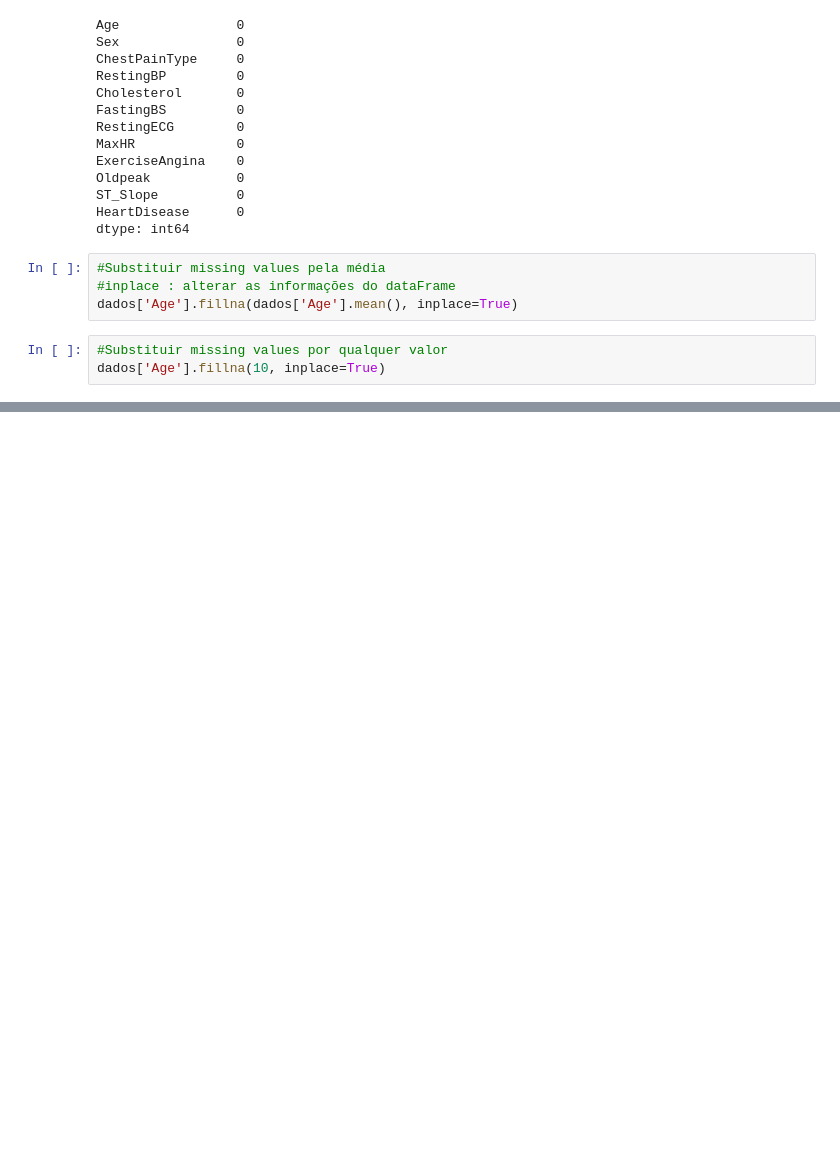
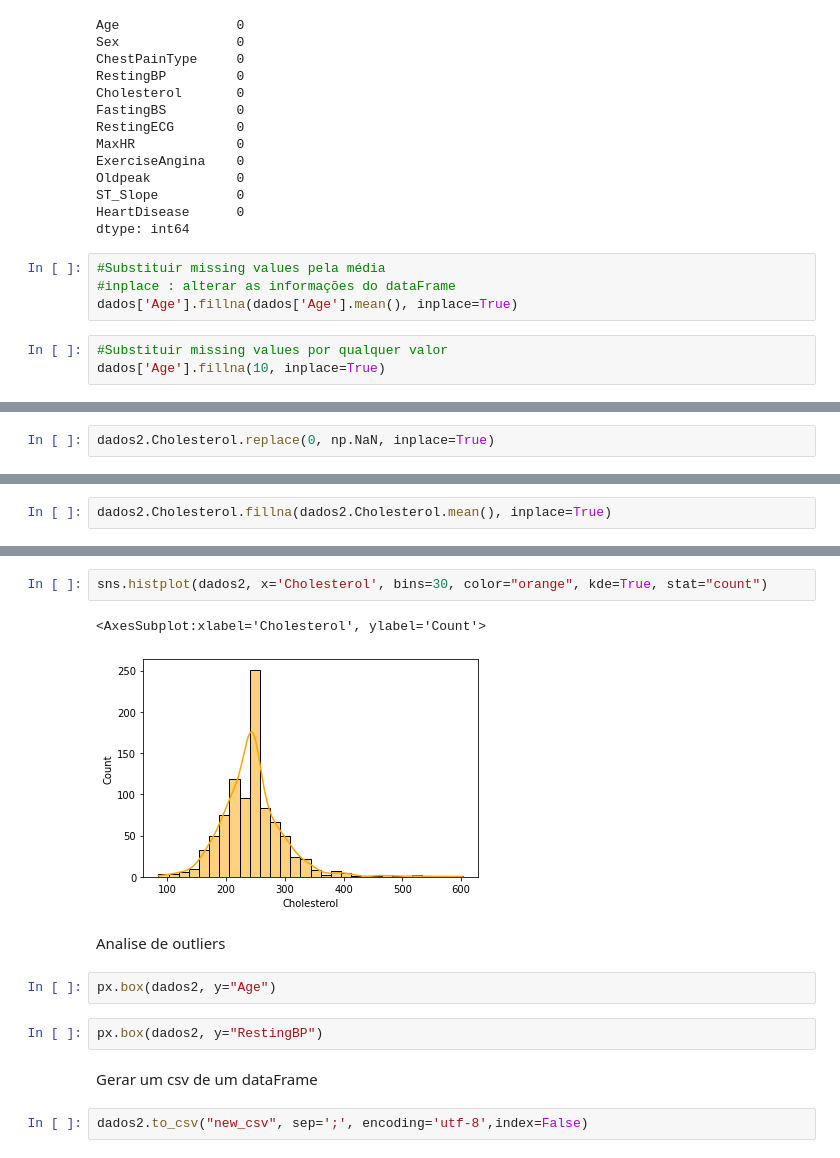
Before and after one commit to NityanandaBarbosa/Machine-Learning-Studies, a Jupyter notebook: supervised_learning_classification/exploring_analyzing_data.ipynb, the cells around one changed output, grey strips where cells are left out. Drawn from its saved outputs; the diff is of its cells as text; blank space fills up the shorter version.

```diff
--- a/supervised_learning_classification/exploring_analyzing_data.ipynb
+++ b/supervised_learning_classification/exploring_analyzing_data.ipynb
@@ -343,0 +416,2 @@ dados['Age'].fillna(10, inplace=True)
+# %%
+dados2.Cholesterol.replace(0, np.NaN, inplace=True)
@@ -343,0 +444,2 @@ dados['Age'].fillna(10, inplace=True)
+# %%
+dados2.Cholesterol.fillna(dados2.Cholesterol.mean(), inplace=True)
@@ -343,0 +478,15 @@ dados['Age'].fillna(10, inplace=True)
+# %%
+sns.histplot(dados2, x='Cholesterol', bins=30, color="orange", kde=True, stat="count")
+# %% [output]
+<AxesSubplot:xlabel='Cholesterol', ylabel='Count'>
+[figure, added]
+# %% [markdown]
+Analise de outliers
+# %%
+px.box(dados2, y="Age")
+# %%
+px.box(dados2, y="RestingBP")
+# %% [markdown]
+Gerar um csv de um dataFrame
+# %%
+dados2.to_csv("new_csv", sep=';', encoding='utf-8',index=False)
```
Also changed, not shown: parts of 19 cells of this notebook.
